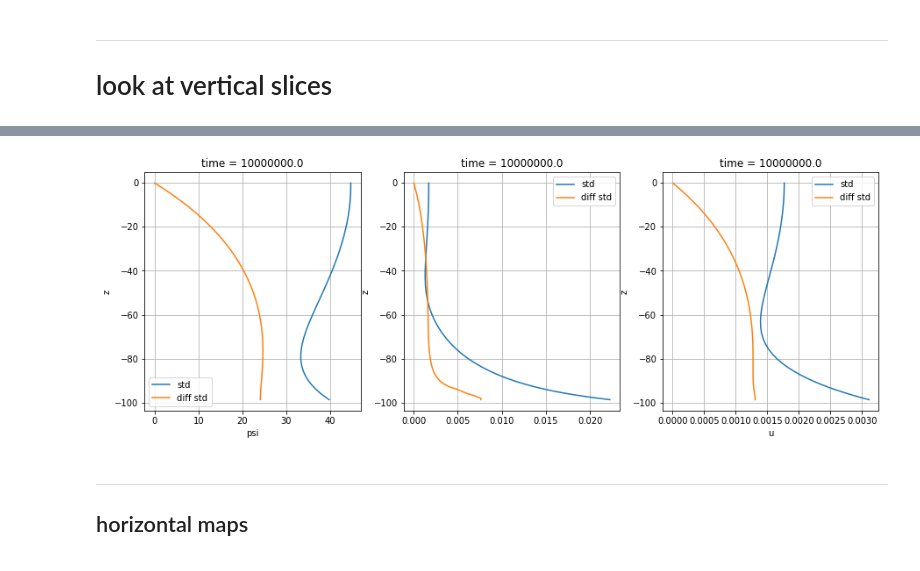
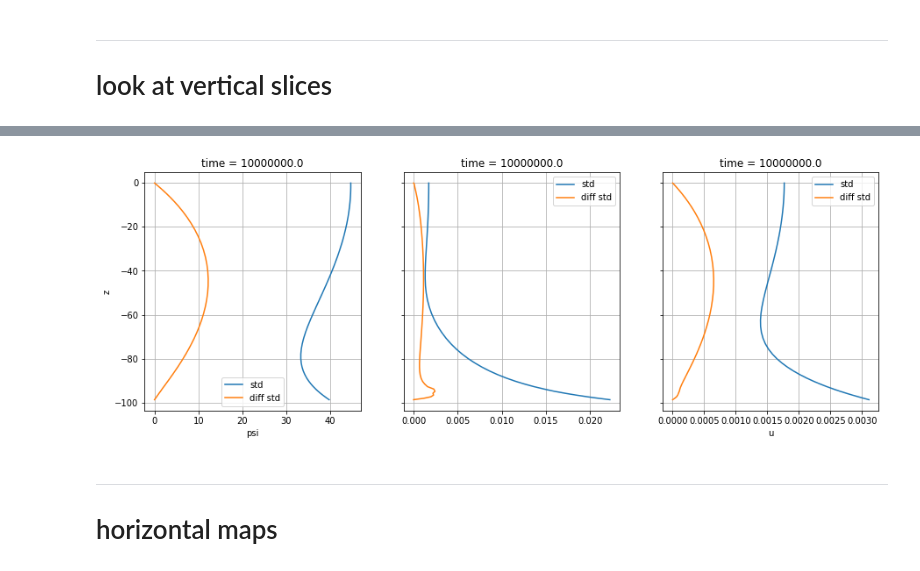
Before and after one commit to apatlpo/qgsolver, a Jupyter notebook: output/roms_seamount.ipynb, the cells around one changed output, grey strips where cells are left out. Cells and saved outputs as stored; diff of their text form; code cells hidden in the pictures.

```diff
--- a/output/roms_seamount.ipynb
+++ b/output/roms_seamount.ipynb
@@ -11,7 +11,7 @@ import matplotlib.pyplot as plt
 from utils import *
 # %%
 path_work = '/home1/datawork/aponte/seamount/'
-path_output = path_work+'frompv_ybg_topdir/'
+path_output = path_work+'pv_tD_bD/'
 #
 #path_output = path_work+'fromnc_noybg_topneu'
 #path_output = path_work+'fromnc_ybg_topneu/'
@@ -120,24 +122,27 @@ for v in ['psi','zeta','u']:
 # %%
 fig = plt.figure(figsize=(15,5))
 iplt = 1
 for v in ['psi','zeta','u']:
 
     #
     ax = fig.add_subplot(1,3,iplt)
 
     std = ds_in[v].std(dim=['x','y'])
     diff = (ds_out[v]-ds_in[v]).std(dim=['x','y'])
     if v=='zeta':
         std = std/f0
         diff = diff/f0
     std.plot(ax=ax, y='z', label='std')
     diff.plot(ax=ax, y='z', label='diff std')
+    if iplt>1:
+        ax.set_yticklabels([])
+        ax.set_ylabel('')
     ax.legend()
     ax.grid()
     iplt+=1
 # %% [output]
-[figure, old version]
+[figure, new version]
 # %% [markdown]
 ---
 
-## horizontal maps
+# horizontal maps
```
Also changed, not shown: parts of 4 cells of this notebook, 8 other files.
